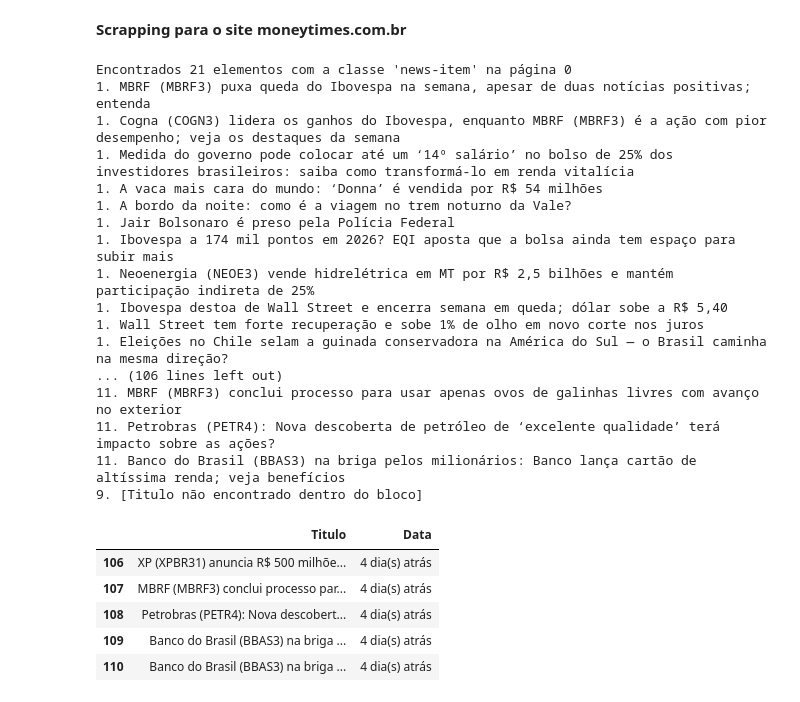
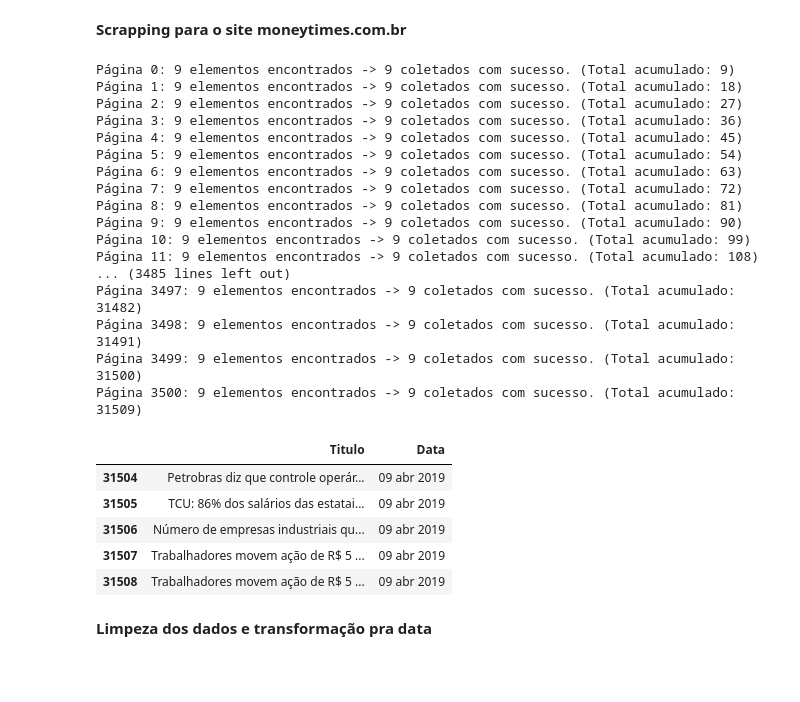
Before and after one commit to alexisetechas/Ensemble-learning-based-stock-market-prediction-enhanced-with-sentiment-analysis, a Jupyter notebook: Scrappings/ScrappingSentimento.ipynb, the cells around one changed output. Saved outputs shown, nothing was run; the diff lists cells and outputs as text; code cells hidden in the pictures; blank space fills up the shorter version.

Commit message:
Dados do Money Times extraidos de 2021 ate 2025 e formatados

```diff
--- a/Scrappings/ScrappingSentimento.ipynb
+++ b/Scrappings/ScrappingSentimento.ipynb
@@ -24,9 +24,10 @@ Requirement already satisfied: charset_normalizer<4,>=2 in c:\users\alexi\appdat
 import requests
 from bs4 import BeautifulSoup
 import pandas as pd
+import random as rd
+import time
 
-url = 'https://www.moneytimes.com.br/ultimas-noticias/'
-
+url = 'https://www.moneytimes.com.br/empresas'
 headers = {
     'User-Agent': 'Mozilla/5.0 (Windows NT 10.0; Win64; x64) AppleWebKit/537.36 (KHTML, like Gecko) Chrome/91.0.4472.124 Safari/537.36'
 }
@@ -41,64 +42,65 @@ Status Code: 200
 # %%
 i = 0
 dados = []
-while response.status_code == 200 and i<=10:
+while response.status_code == 200 and i<=3500:
 
   soup = BeautifulSoup(response.content, 'html.parser')
 
   divNoticia = soup.find_all(class_='news-item')
 
-  print(f"Encontrados {len(divNoticia)} elementos com a classe 'news-item' na página {i}")
+  count = 0
 
   for k, item in enumerate(divNoticia):
         try:
 
             titulo = item.find('h2', class_= 'news-item__title')
             data = item.find('span', class_='date')
             if titulo:
                 titulo = titulo.get_text(strip=True)
-                print(f"{i+1}. {titulo}")
                 if data:
                     data = data.get_text(strip=True)
                     registro = {
                     'Titulo': titulo,
                     'Data': data
                 }
-            else:
-                print(f"{k+1}. [Titulo não encontrado dentro do bloco]")
             dados.append(registro)
+            count+=1
         except Exception as e:
             print(f"Erro ao ler item {k}: {e}")
+  print(f"Página {i}: {len(divNoticia)} elementos encontrados -> {count} coletados com sucesso. (Total acumulado: {len(dados)})")
   i+=1
   url = f'https://www.moneytimes.com.br/empresas/page/{i}/'
   headers = {
     'User-Agent': 'Mozilla/5.0 (Windows NT 10.0; Win64; x64) AppleWebKit/537.36 (KHTML, like Gecko) Chrome/91.0.4472.124 Safari/537.36'
     }
   response = requests.get(url, headers=headers)
+  pausa = rd.uniform(1, 3)
+  time.sleep(pausa)
 
 scrapping = pd.DataFrame(dados)
 
 scrapping.tail()
 # %% [output]
-Encontrados 21 elementos com a classe 'news-item' na página 0
-1. MBRF (MBRF3) puxa queda do Ibovespa na semana, apesar de duas notícias positivas; entenda
-1. Cogna (COGN3) lidera os ganhos do Ibovespa, enquanto MBRF (MBRF3) é a ação com pior desempenho; veja os destaques da semana
-1. Medida do governo pode colocar até um ‘14º salário’ no bolso de 25% dos investidores brasileiros: saiba como transformá-lo em renda vitalícia
-1. A vaca mais cara do mundo: ‘Donna’ é vendida por R$ 54 milhões
-1. A bordo da noite: como é a viagem no trem noturno da Vale?
-1. Jair Bolsonaro é preso pela Polícia Federal
-1. Ibovespa a 174 mil pontos em 2026? EQI aposta que a bolsa ainda tem espaço para subir mais
-1. Neoenergia (NEOE3) vende hidrelétrica em MT por R$ 2,5 bilhões e mantém participação indireta de 25%
-1. Ibovespa destoa de Wall Street e encerra semana em queda; dólar sobe a R$ 5,40
-1. Wall Street tem forte recuperação e sobe 1% de olho em novo corte nos juros
-1. Eleições no Chile selam a guinada conservadora na América do Sul — o Brasil caminha na mesma direção?
-... (106 lines left out)
-11. MBRF (MBRF3) conclui processo para usar apenas ovos de galinhas livres com avanço no exterior
-11. Petrobras (PETR4): Nova descoberta de petróleo de ‘excelente qualidade’ terá impacto sobre as ações?
-11. Banco do Brasil (BBAS3) na briga pelos milionários: Banco lança cartão de altíssima renda; veja benefícios
-9. [Titulo não encontrado dentro do bloco]
+Página 0: 9 elementos encontrados -> 9 coletados com sucesso. (Total acumulado: 9)
+Página 1: 9 elementos encontrados -> 9 coletados com sucesso. (Total acumulado: 18)
+Página 2: 9 elementos encontrados -> 9 coletados com sucesso. (Total acumulado: 27)
+Página 3: 9 elementos encontrados -> 9 coletados com sucesso. (Total acumulado: 36)
+Página 4: 9 elementos encontrados -> 9 coletados com sucesso. (Total acumulado: 45)
+Página 5: 9 elementos encontrados -> 9 coletados com sucesso. (Total acumulado: 54)
+Página 6: 9 elementos encontrados -> 9 coletados com sucesso. (Total acumulado: 63)
+Página 7: 9 elementos encontrados -> 9 coletados com sucesso. (Total acumulado: 72)
+Página 8: 9 elementos encontrados -> 9 coletados com sucesso. (Total acumulado: 81)
+Página 9: 9 elementos encontrados -> 9 coletados com sucesso. (Total acumulado: 90)
+Página 10: 9 elementos encontrados -> 9 coletados com sucesso. (Total acumulado: 99)
+Página 11: 9 elementos encontrados -> 9 coletados com sucesso. (Total acumulado: 108)
+... (3485 lines left out)
+Página 3497: 9 elementos encontrados -> 9 coletados com sucesso. (Total acumulado: 31482)
+Página 3498: 9 elementos encontrados -> 9 coletados com sucesso. (Total acumulado: 31491)
+Página 3499: 9 elementos encontrados -> 9 coletados com sucesso. (Total acumulado: 31500)
+Página 3500: 9 elementos encontrados -> 9 coletados com sucesso. (Total acumulado: 31509)
 |  | Titulo | Data |
-| 106 | XP (XPBR31) anuncia R$ 500 milhõe... | 4 dia(s) atrás |
-| 107 | MBRF (MBRF3) conclui processo par... | 4 dia(s) atrás |
-| 108 | Petrobras (PETR4): Nova descobert... | 4 dia(s) atrás |
-| 109 | Banco do Brasil (BBAS3) na briga ... | 4 dia(s) atrás |
-| 110 | Banco do Brasil (BBAS3) na briga ... | 4 dia(s) atrás |
+| 31504 | Petrobras diz que controle operár... | 09 abr 2019 |
+| 31505 | TCU: 86% dos salários das estatai... | 09 abr 2019 |
+| 31506 | Número de empresas industriais qu... | 09 abr 2019 |
+| 31507 | Trabalhadores movem ação de R$ 5 ... | 09 abr 2019 |
+| 31508 | Trabalhadores movem ação de R$ 5 ... | 09 abr 2019 |
@@ -106,0 +109,2 @@ scrapping.to_csv('datasetSentimento.csv', index=False, encoding='utf-8-sig')
+# %% [markdown]
+**Limpeza dos dados e transformação pra data**
```
Also changed, not shown: parts of 5 cells of this notebook, 3 other files.
